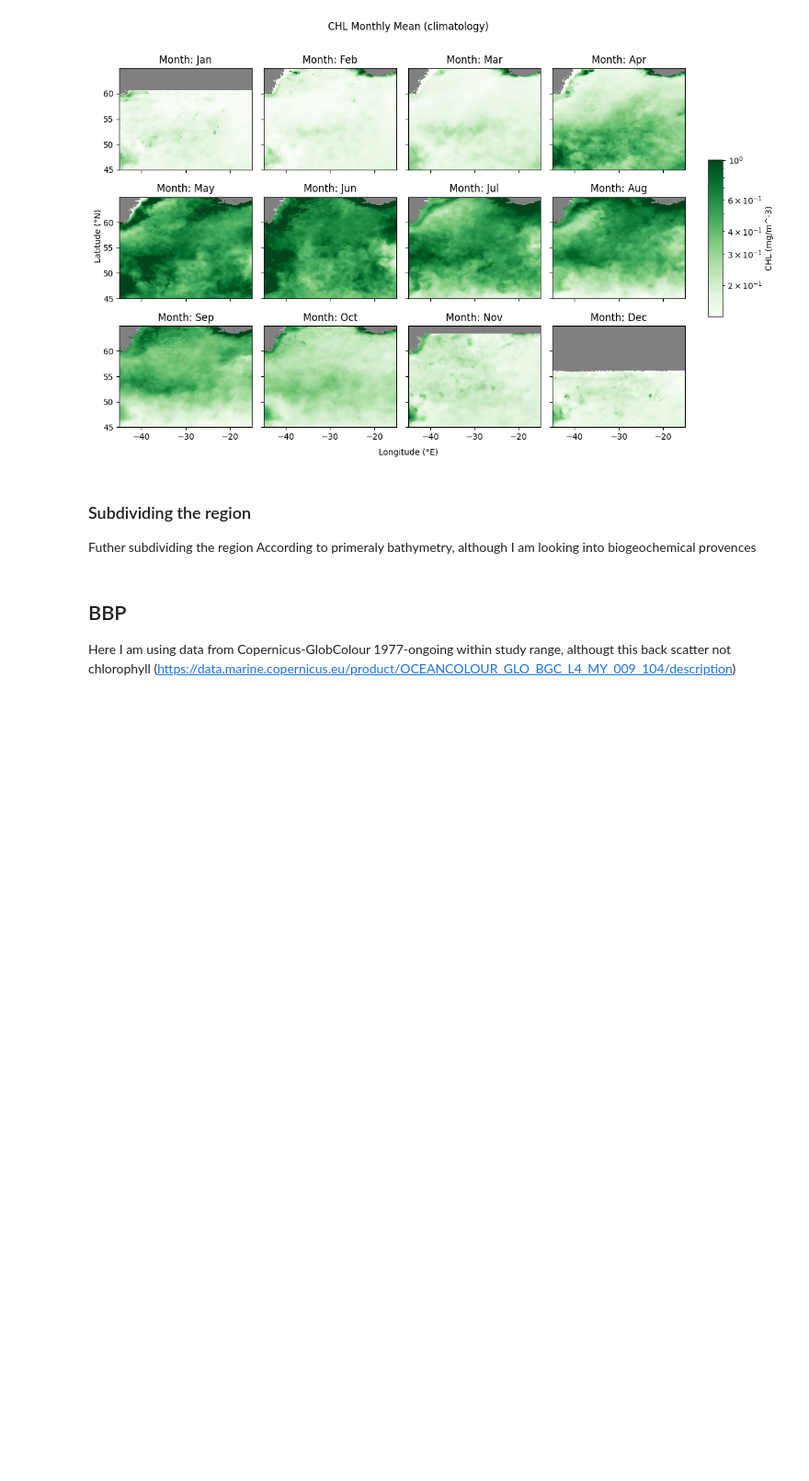
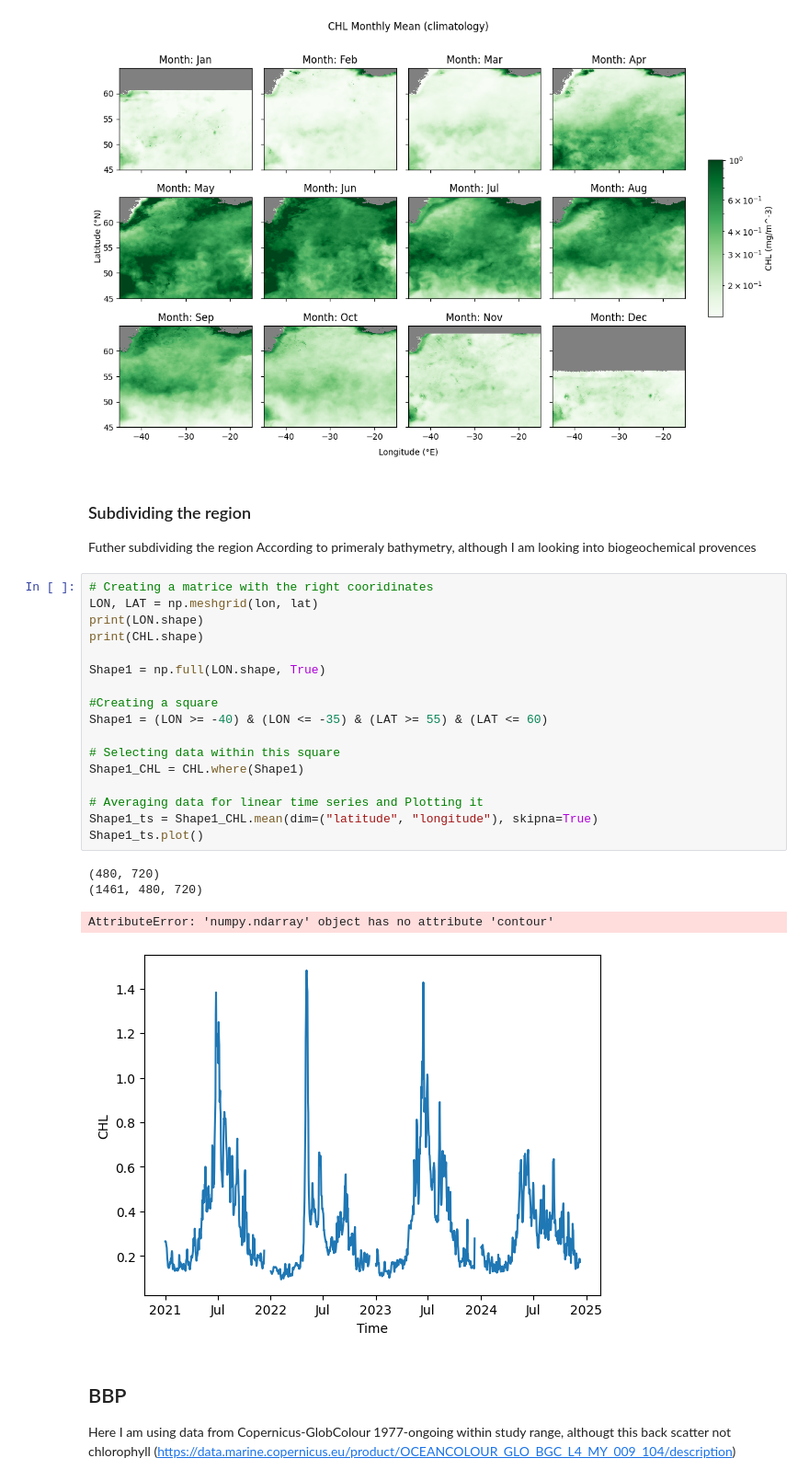
Before and after one commit to ROYVNZ/Masters, a Jupyter notebook: Scripts/Satellite_data.ipynb, the cells around one changed output. Shown at 92% size. Cells and saved outputs as stored; diff of their text form; blank space fills up the shorter version.

Commit message:
Downloaded data

```diff
--- a/Scripts/Satellite_data.ipynb
+++ b/Scripts/Satellite_data.ipynb
@@ -200,6 +201,28 @@ plt.show()
 ### Subdividing the region
 
 Futher subdividing the region According to primeraly bathymetry, although I am looking into biogeochemical provences
+# %%
+# Creating a matrice with the right cooridinates
+LON, LAT = np.meshgrid(lon, lat)
+print(LON.shape)
+print(CHL.shape)
+
+Shape1 = np.full(LON.shape, True)
+
+#Creating a square
+Shape1 = (LON >= -40) & (LON <= -35) & (LAT >= 55) & (LAT <= 60)
+
+# Selecting data within this square
+Shape1_CHL = CHL.where(Shape1)
+
+# Averaging data for linear time series and Plotting it
+Shape1_ts = Shape1_CHL.mean(dim=("latitude", "longitude"), skipna=True)
+Shape1_ts.plot()
+# %% [output]
+(480, 720)
+(1461, 480, 720)
+AttributeError: 'numpy.ndarray' object has no attribute 'contour'
+[figure, added]
 # %% [markdown]
 ## BBP
 
```
Also changed, not shown: parts of 1 cell of this notebook, 1 other file.
